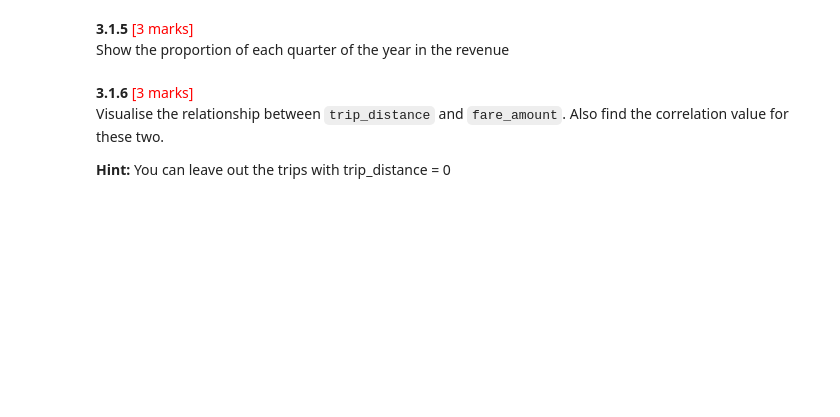
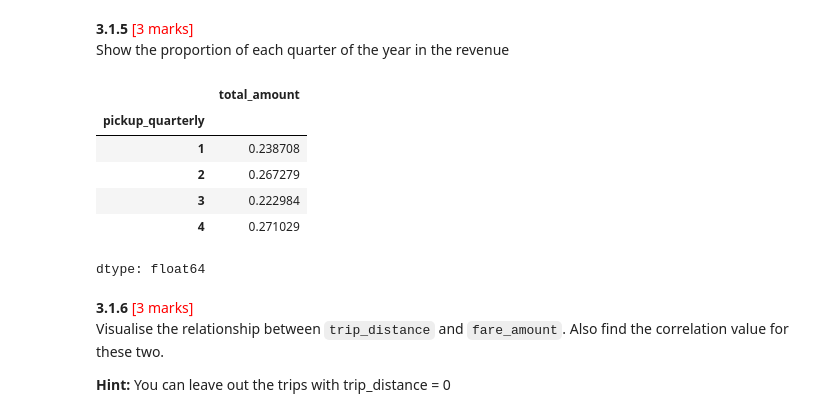
Before and after one commit to srinivasrom/MyStore, a Jupyter notebook: EDA_Assg_NYC_Taxi_Starter_Srinivas_Rompala.ipynb, the cells around one changed output. Saved outputs shown, nothing was run; the diff lists cells and outputs as text; code cells hidden in the pictures; blank space fills up the shorter version.

```diff
--- a/EDA_Assg_NYC_Taxi_Starter_Srinivas_Rompala.ipynb
+++ b/EDA_Assg_NYC_Taxi_Starter_Srinivas_Rompala.ipynb
@@ -895,3 +912,17 @@ Show the proportion of each quarter of the year in the revenue
+# %%
+# Calculate proportion of each quarter
+df2['pickup_quarterly'] = df2['tpep_pickup_datetime'].dt.quarter
+quarter_revenue = df2.groupby('pickup_quarterly')['total_amount'].sum()
+quarter_proportion = quarter_revenue / quarter_revenue.sum()
+quarter_proportion
+# %% [output]
+|  | total_amount |
+| pickup_quarterly |  |
+| 1 | 0.238708 |
+| 2 | 0.267279 |
+| 3 | 0.222984 |
+| 4 | 0.271029 |
+dtype: float64
 # %% [markdown]
 **3.1.6** <font color = red>[3 marks]</font> <br>
 Visualise the relationship between `trip_distance` and `fare_amount`. Also find the correlation value for these two.
```
Also changed, not shown: parts of 6 cells of this notebook.
